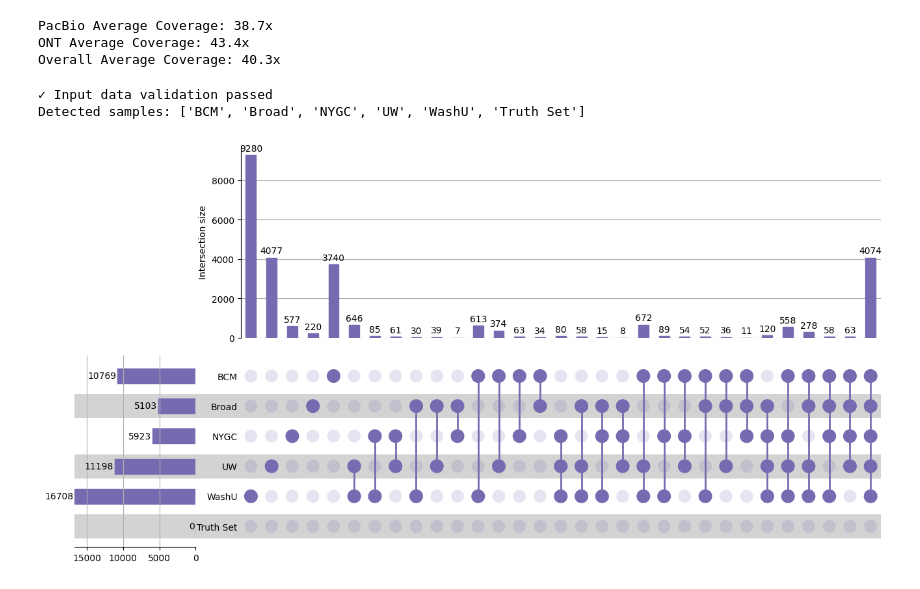
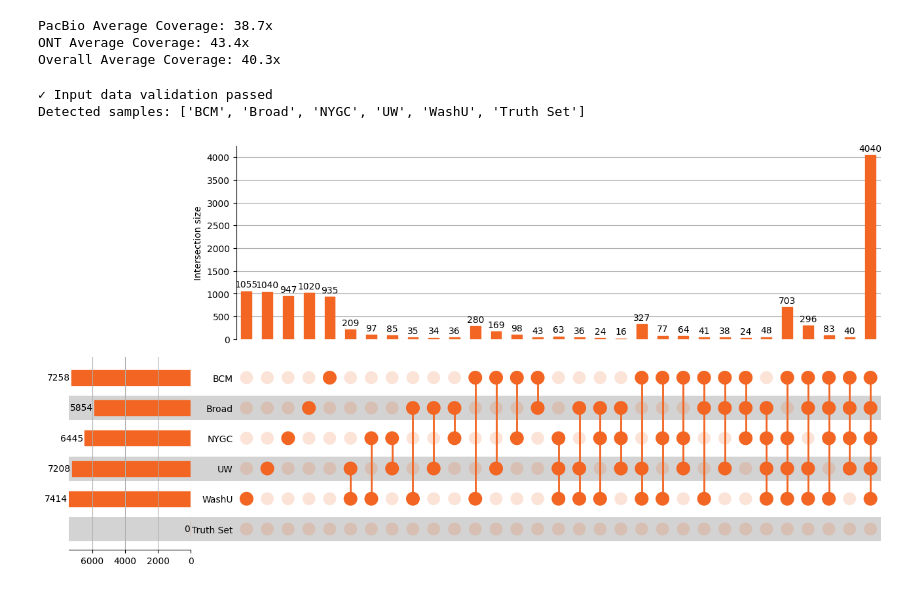
Before and after one commit to stefinfection/altair_viz, a Jupyter notebook: colo829/long_reads/paper_figure.ipynb, the cells around one changed output. Cells and saved outputs as stored; diff of their text form; code cells hidden in the pictures.

```diff
--- a/colo829/long_reads/paper_figure.ipynb
+++ b/colo829/long_reads/paper_figure.ipynb
@@ -470,10 +505,11 @@ def plot_upset(series, sample_names, title="UpSet Plot", figsize=(16, 8), sample
         upset_params = {
             'show_counts': True,
             'sort_by': 'degree',
-            'facecolor': '#756bb1',
+            #'facecolor': '#756bb1',
+            'facecolor': '#F26522',
             'shading_color': 'lightgray',
             'sort_categories_by': 'cardinality',
-            'min_subset_size': 1,  # Show all intersections with at least 1 variant
+            'min_subset_size': 10,  # Show all intersections with at least 1 variant
             'element_size': None,  # Don't normalize - show actual counts
             'totals_plot_elements': 6  # Limit number of total elements shown
         }
@@ -616,7 +652,7 @@ def validate_intersection_data(intersection_data):
     return True
 
 def main_example():
-    all_isecs = {
+    rufus_isecs = {
         'BCM': 3740,
         'Broad': 220,
         'NYGC': 577,
@@ -650,15 +686,49 @@ def main_example():
         'BCM&Broad&NYGC&UW&WashU': 4074
     }
 
+    mutect_isecs = {
+        'WashU': 1055,
+        'UW': 1040,
+        'NYGC': 947,
+        'Broad': 1020,
+        'BCM': 935,
+        'UW&WashU': 209,
+        'NYGC&WashU': 97,
+        'NYGC&UW': 85,
+        'Broad&WashU': 35,
+        'Broad&UW': 34,
+        'Broad&NYGC': 36,
+        'BCM&WashU': 280,
+        'BCM&UW': 169,
+        'BCM&NYGC': 98,
+        'BCM&Broad': 43,
+        'NYGC&UW&WashU': 63,
+        'Broad&UW&WashU': 36,
+        'Broad&NYGC&WashU': 24,
+        'Broad&NYGC&UW': 16,
+        'BCM&UW&WashU': 327,
+        'BCM&NYGC&WashU': 77,
+        'BCM&NYGC&UW': 64,
+        'BCM&Broad&WashU': 41,
+        'BCM&Broad&UW': 38,
+        'BCM&Broad&NYGC': 24,
+        'Broad&NYGC&UW&WashU': 48,
+        'BCM&NYGC&UW&WashU': 703,
+        'BCM&Broad&UW&WashU': 296,
+        'BCM&Broad&NYGC&WashU': 83,
+        'BCM&Broad&NYGC&UW': 40,
+        'BCM&Broad&NYGC&UW&WashU': 4040
+}
+
     # Validate input data
-    validate_intersection_data(all_isecs)
+    validate_intersection_data(mutect_isecs)
 
     # Specify sample names explicitly (optional - will be inferred if not provided)
     sample_names = ['BCM', 'Broad', 'NYGC', 'UW', 'WashU', 'Truth Set']
 
     # Create the UpSet plot
     series, detected_samples = create_upset_from_intersection_counts(
-        all_isecs, sample_names
+        mutect_isecs, sample_names
     )
 
     # print(f"\nCreated series with {len(series)} intersections")
@@ -667,37 +737,36 @@ def main_example():
     upset = plot_upset(
         series,
         detected_samples,
-        title="All Variant Intersections Called In GCC Combinations Not In Truth Set",
-        min_subset_size=1,     # Show all intersections with at least 1 variant
+        title="All Variant Intersections Called By RUFUS In GCC Combinations Not In Truth Set",
         show_counts=True,      # Show count numbers on bars
         sort_by='degree', # Sort by intersection size
         sort_categories_by='-input'  # Sort sample categories by size
     )
 
     # Print summary
     # if series is not None:
     #     print(f"\nSummary:")
     #     print(f"Total intersections: {len(series)}")
     #     print(f"Total variants across all intersections: {series.sum()}")
     #     print(f"Largest intersection: {series.max()} variants")
     #     print(f"Smallest intersection: {series.min()} variants")
     #     print(f"Mean intersection size: {series.mean():.1f} variants")
 
     #     # Show top intersections
     #     print(f"\nTop 10 intersections by size:")
     #     top_intersections = series.sort_values(ascending=False).head(10)
     #     for idx, value in top_intersections.items():
     #         # Convert boolean tuple back to sample names
     #         samples_in_intersection = [sample_names[i] for i, is_member in enumerate(idx) if is_member]
     #         intersection_str = '&'.join(samples_in_intersection)
     #         print(f"  {intersection_str}: {value} variants")
 
     return series, upset
 
 if __name__ == "__main__":
     # Run the example
     series, upset = main_example()
 # %% [output]
 ✓ Input data validation passed
 Detected samples: ['BCM', 'Broad', 'NYGC', 'UW', 'WashU', 'Truth Set']
-[figure, old version]
+[figure, new version]
```
Also changed, not shown: parts of 13 cells of this notebook, 37 other files.
